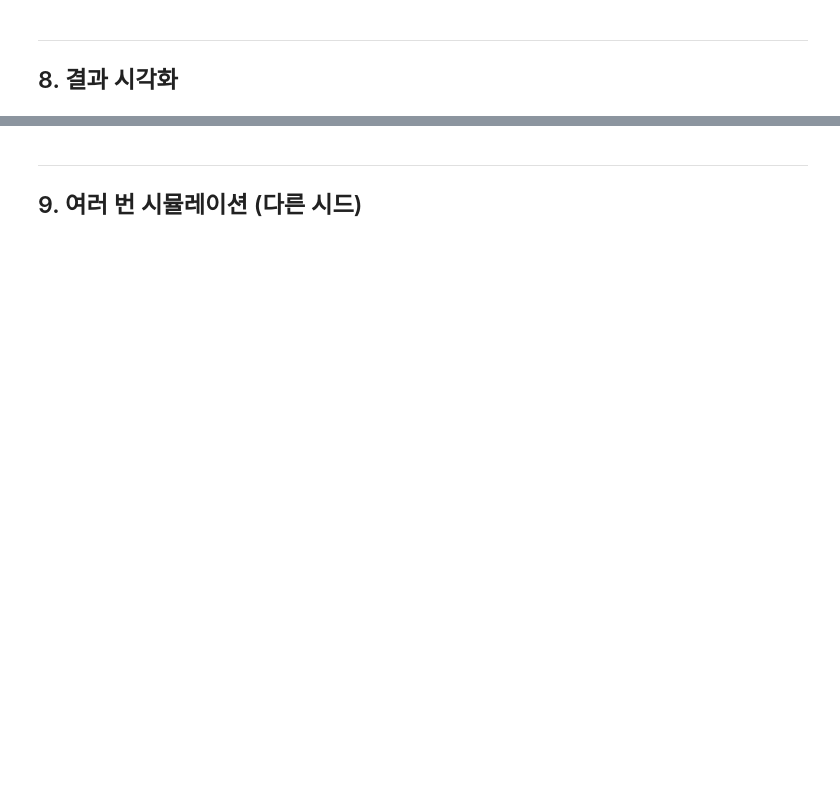
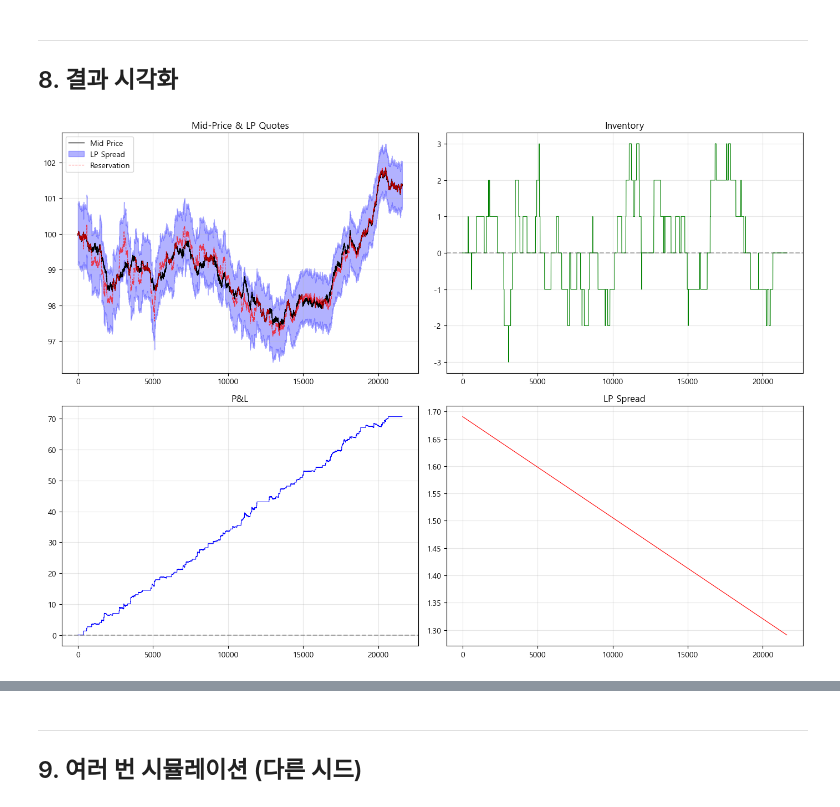
Before and after one commit to SangHyeok0204/Option-Derivatives-MM-optimization-, a Jupyter notebook: simulation/avellaneda_stoikov_simulation.ipynb, the cells around one changed output, grey strips where cells are left out. Cells and saved outputs as stored; diff of their text form; code cells hidden in the pictures; blank space fills up the shorter version.

```diff
--- a/simulation/avellaneda_stoikov_simulation.ipynb
+++ b/simulation/avellaneda_stoikov_simulation.ipynb
@@ -626,18 +734,3 @@ print("Simulator 클래스 정의 완료")
 # %% [markdown]
 ---
 ## 7. 시뮬레이션 실행 (실제 데이터)
-# %%
-# 실제 데이터 기반 시뮬레이션 실행
-config = SimulationConfig(
-    data_source='real',
-    real_data_path='../data/kospi200_option_B0164812_20260316_1408.csv',
-    use_data_length=True,  # 데이터 길이만큼만 시뮬레이션
-    gamma=0.1,
-    sigma=2.0,
-    A=140.0,
-    k=1.5,
-    phi=0.05
-)
-
-simulator = Simulator(config, seed=42)
-results = simulator.run(verbose=True)
@@ -733,3 +828,78 @@ print("\n그래프가 'simulation_results_real_data.png'로 저장되었습니
+# %%
+# 모드별 시각화
+x = results['step']
+
+if MODE == 'paper':
+    fig, axes = plt.subplots(2, 2, figsize=(14, 10))
+
+    axes[0, 0].plot(x, results['option_mid'], 'k-', label='Mid Price', linewidth=1)
+    axes[0, 0].fill_between(x, results['lp_bid'], results['lp_ask'], alpha=0.3, color='blue', label='LP Spread')
+    axes[0, 0].plot(x, results['reservation_price'], 'r--', label='Reservation', linewidth=0.8, alpha=0.7)
+    axes[0, 0].set_title('Mid-Price & LP Quotes')
+    axes[0, 0].legend()
+    axes[0, 0].grid(True, alpha=0.3)
+
+    axes[0, 1].plot(x, results['inventory'], 'g-', linewidth=0.8)
+    axes[0, 1].axhline(y=0, color='k', linestyle='--', alpha=0.3)
+    axes[0, 1].set_title('Inventory')
+    axes[0, 1].grid(True, alpha=0.3)
+
+    axes[1, 0].plot(x, results['pnl'], 'b-', linewidth=0.8)
+    axes[1, 0].axhline(y=0, color='k', linestyle='--', alpha=0.3)
+    axes[1, 0].set_title('P&L')
+    axes[1, 0].grid(True, alpha=0.3)
+
+    axes[1, 1].plot(x, results['lp_spread'], 'r-', linewidth=0.8)
+    axes[1, 1].set_title('LP Spread')
+    axes[1, 1].grid(True, alpha=0.3)
+
+    plt.tight_layout()
+    plt.savefig(f'{RESULTS_DIR}/simulation_results_paper_mode.png', dpi=150, bbox_inches='tight')
+
+else:
+    fig, axes = plt.subplots(3, 2, figsize=(14, 12))
+
+    axes[0, 0].plot(x, results['pnl'], 'b-', linewidth=0.8)
+    axes[0, 0].axhline(y=0, color='k', linestyle='--', alpha=0.3)
+    axes[0, 0].set_title('P&L')
+    axes[0, 0].grid(True, alpha=0.3)
+
+    axes[0, 1].plot(x, results['inventory'], 'g-', linewidth=0.8)
+    axes[0, 1].axhline(y=0, color='k', linestyle='--', alpha=0.3)
+    axes[0, 1].set_title('Inventory')
+    axes[0, 1].grid(True, alpha=0.3)
+
+    theta = config.hedge_threshold
+    axes[1, 0].plot(x, results['net_delta'], 'r-', linewidth=0.8)
+    axes[1, 0].axhline(y=theta, color='orange', linestyle=':', alpha=0.7)
+    axes[1, 0].axhline(y=-theta, color='orange', linestyle=':', alpha=0.7)
+    axes[1, 0].fill_between(x, -theta, theta, alpha=0.1, color='green')
+    axes[1, 0].set_title(f'Net Delta (θ={theta})')
+    axes[1, 0].grid(True, alpha=0.3)
+
+    axes[1, 1].plot(x, results['hedge_position'], 'purple', linewidth=0.8)
+    axes[1, 1].axhline(y=0, color='k', linestyle='--', alpha=0.3)
+    axes[1, 1].set_title(f'Hedge Position (총 {results["total_hedges"].iloc[-1]}회)')
+    axes[1, 1].grid(True, alpha=0.3)
+
+    axes[2, 0].plot(x, results['option_mid'], 'k-', label='Mid', linewidth=1)
+    axes[2, 0].fill_between(x, results['lp_bid'], results['lp_ask'], alpha=0.2, color='green', label='LP Spread')
+    axes[2, 0].set_title('Option Price & LP Quotes')
+    axes[2, 0].legend()
+    axes[2, 0].grid(True, alpha=0.3)
+
+    axes[2, 1].plot(x, results['market_spread'], 'b-', label='Market', alpha=0.7, linewidth=0.8)
+    axes[2, 1].plot(x, results['lp_spread'], 'r-', label='LP', alpha=0.7, linewidth=0.8)
+    axes[2, 1].set_title('Spread Comparison')
+    axes[2, 1].legend()
+    axes[2, 1].grid(True, alpha=0.3)
+
+    plt.tight_layout()
+    plt.savefig(f'{RESULTS_DIR}/simulation_results_develop_mode.png', dpi=150, bbox_inches='tight')
+
+plt.show()
+# %% [output]
+[figure, added]
 # %%
 # LP 호가 vs 시장 호가 비교
 fig, axes = plt.subplots(1, 2, figsize=(14, 5))
```
Also changed, not shown: parts of 18 cells of this notebook, 30 other files.
